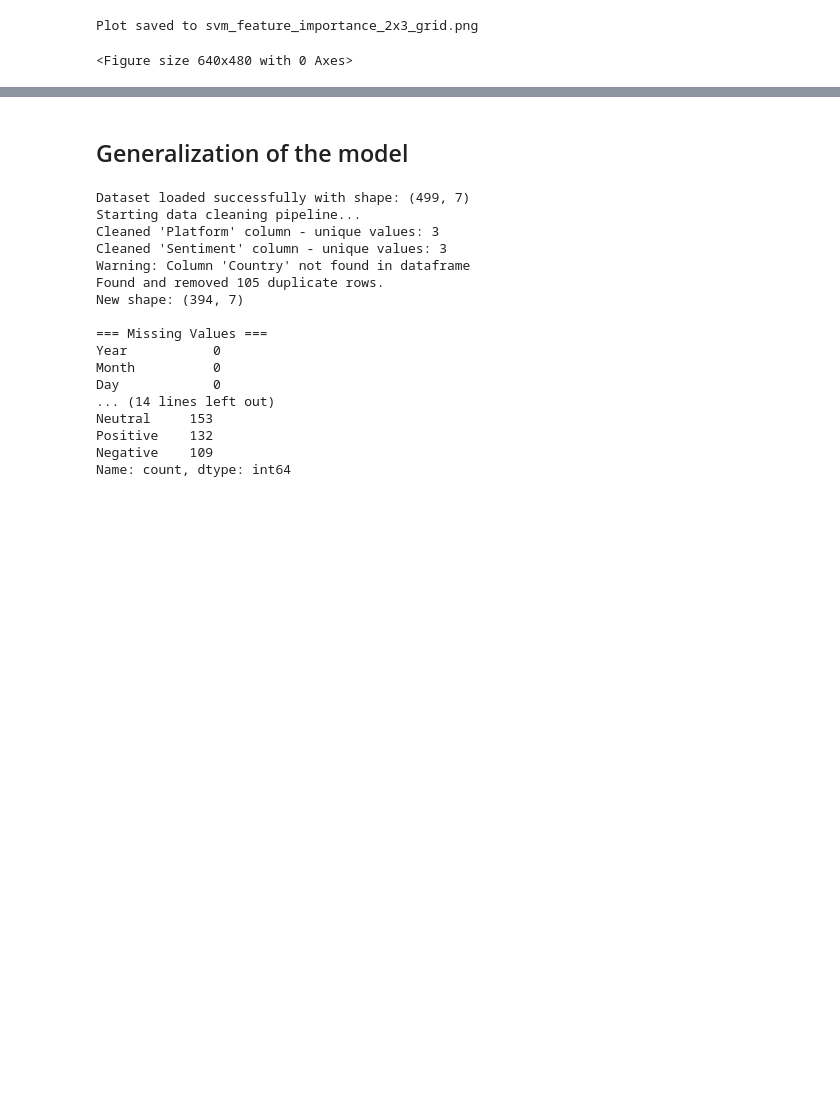
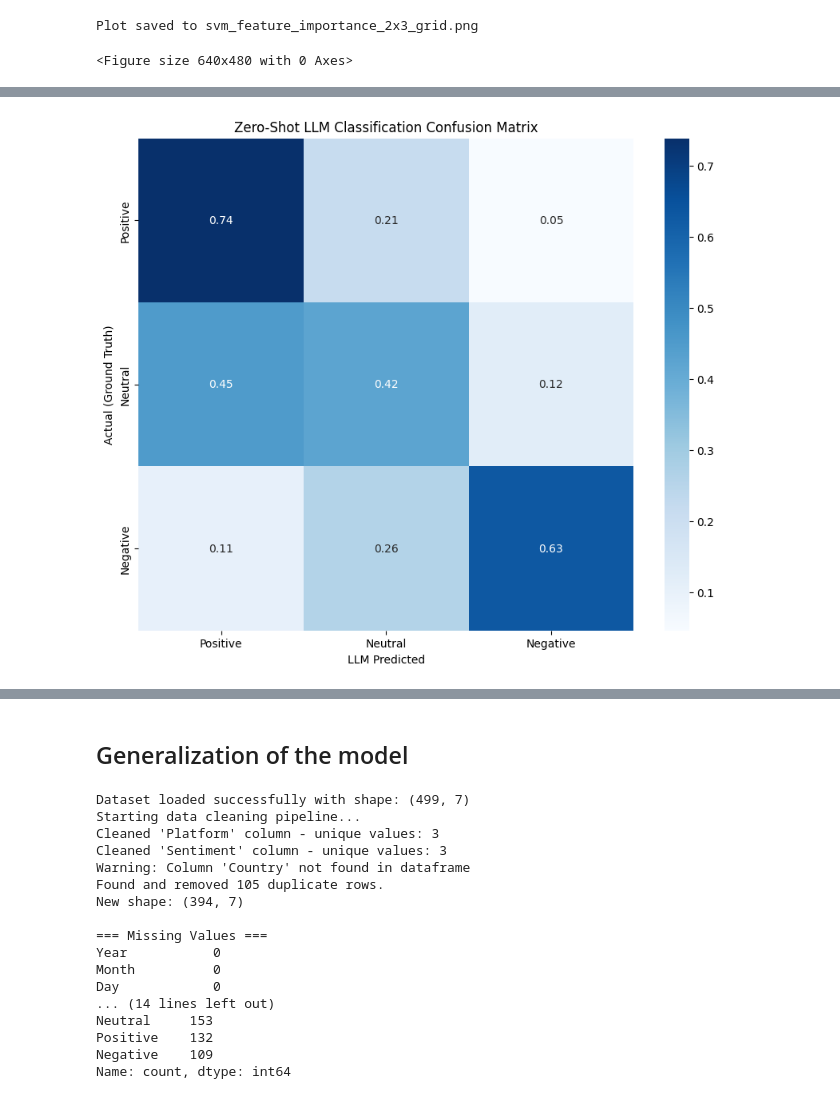
Before and after one commit to yaasamiiiin/Sentiment_Analysis_NYUDSFall2025, a Jupyter notebook: notebooks/01-data-eda-with-generalization.ipynb, the cells around one changed output, grey strips where cells are left out. Cells and saved outputs as stored; diff of their text form; code cells hidden in the pictures; blank space fills up the shorter version.

Commit message:
Added LLM embedding and predticion, tSNE

```diff
--- a/notebooks/01-data-eda-with-generalization.ipynb
+++ b/notebooks/01-data-eda-with-generalization.ipynb
@@ -1165,3 +1165,86 @@ Plotting Top 10 Features for 3 Classes in a 2x3 Grid...
 [figure]
 Plot saved to svm_feature_importance_2x3_grid.png
 <Figure size 640x480 with 0 Axes>
+# %%
+from sentence_transformers import SentenceTransformer, util
+from sklearn.metrics import confusion_matrix, accuracy_score, classification_report
+from sklearn.manifold import TSNE
+
+print("Loading Model...")
+model = SentenceTransformer('all-mpnet-base-v2')#'all-MiniLM-L6-v2')
+
+# Define the Labels you want to predict
+candidate_labels = ["Positive", "Neutral", "Negative"]
+
+print("Encoding Data... (This may take a moment)")
+
+# ---------------------------------------------------------
+# 2. GENERATE EMBEDDINGS (The "LLM" Part)
+# ---------------------------------------------------------
+# Encode the social media posts
+corpus_embeddings = model.encode(df_clean['Text'].tolist(), convert_to_tensor=True)
+
+# Encode the labels (We compare posts to these words)
+label_embeddings = model.encode(candidate_labels, convert_to_tensor=True)
+
+# ---------------------------------------------------------
+# 3. PREDICT SENTIMENT (Cosine Similarity)
+# ---------------------------------------------------------
+# Compute cosine similarity between every post and every label
+cosine_scores = util.cos_sim(corpus_embeddings, label_embeddings)
+
+# Find the label with the highest score for each post
+predicted_indices = np.argmax(cosine_scores.cpu().numpy(), axis=1)
+predicted_labels = [candidate_labels[idx] for idx in predicted_indices]
+
+# Add predictions to dataframe
+df_clean['LLM_Predicted_Sentiment'] = predicted_labels
+
+# Standardize casing for comparison (Ground Truth vs Prediction)
+y_true = df_clean['Sentiment_Group'].str.title() # Adjust column name if needed
+y_pred = [label.title() for label in predicted_labels]
+
+# ---------------------------------------------------------
+# 4. VISUALIZATION 1: CONFUSION MATRIX (For Slide 16/17)
+# ---------------------------------------------------------
+print(f"Accuracy: {accuracy_score(y_true, y_pred):.2%}")
+
+cm = confusion_matrix(y_true, y_pred, labels=[l.title() for l in candidate_labels], normalize='true')
+
+plt.figure(figsize=(10, 8))
+sns.heatmap(cm, annot=True, fmt='.2f', cmap='Blues',
+            xticklabels=candidate_labels, yticklabels=candidate_labels)
+plt.xlabel('LLM Predicted')
+plt.ylabel('Actual (Ground Truth)')
+plt.title('Zero-Shot LLM Classification Confusion Matrix')
+plt.savefig('confusion_matrix_llm.png')
+plt.show()
+
+# ---------------------------------------------------------
+# 5. VISUALIZATION 2: t-SNE CLUSTERS
+# ---------------------------------------------------------
+print("Generating t-SNE Visualization...")
+
+# Reduce dimensions from 384 to 2
+tsne = TSNE(n_components=2, random_state=42, perplexity=30, init='pca', learning_rate='auto')
+vis_dims = tsne.fit_transform(corpus_embeddings.cpu().numpy())
+
+# Create a clean dataframe for plotting
+vis_df = pd.DataFrame({
+    'x': vis_dims[:, 0],
+    'y': vis_dims[:, 1],
+    'Sentiment': df_clean['Sentiment_Group'] # Color by ACTUAL sentiment to show clustering
+})
+
+plt.figure(figsize=(12, 10))
+sns.scatterplot(data=vis_df, x='x', y='y', hue='Sentiment', palette='tab10', alpha=0.7, s=100)
+plt.title('Semantic Embeddings: How the LLM "Sees" Sentiment')
+plt.xlabel('t-SNE Dimension 1')
+plt.ylabel('t-SNE Dimension 2')
+plt.legend(bbox_to_anchor=(1.05, 1), loc='upper left')
+plt.tight_layout()
+plt.savefig('tsne_embeddings.png')
+plt.show()
+
+print("Done! Images saved as 'confusion_matrix_llm.png' and 'tsne_embeddings.png'")
+# %% [output]
@@ -1167,0 +1254 @@ Plot saved to svm_feature_importance_2x3_grid.png
+[figure, added]
```
Also changed, not shown: parts of 2 cells of this notebook, 1 other file.
